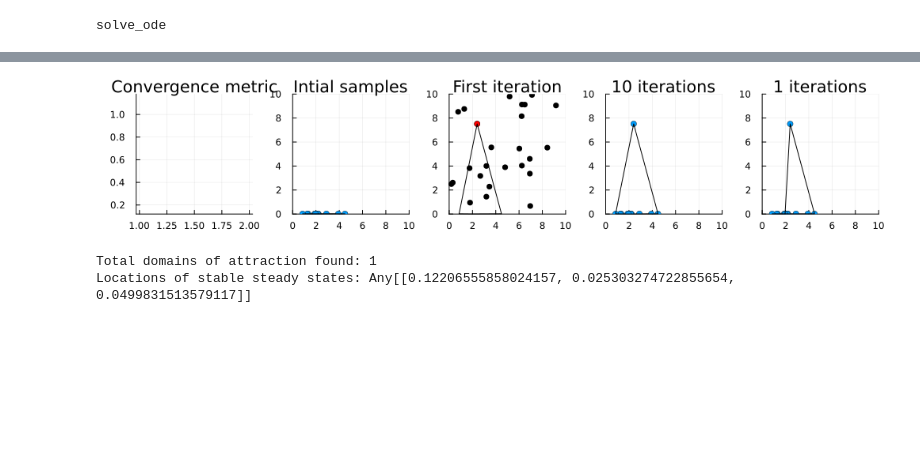
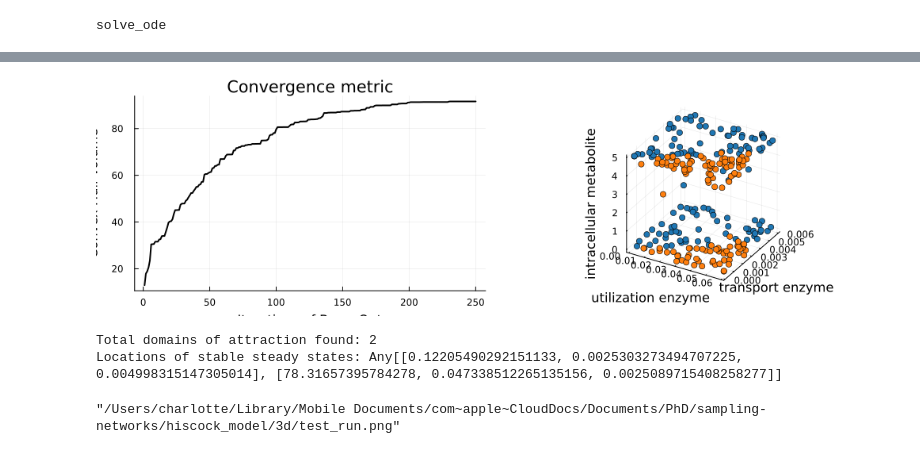
Before and after one commit to cjmerzbacher/sampling-networks, a Jupyter notebook: hiscock_model/3d/3d_demonstration.ipynb, the cells around one changed output, grey strips where cells are left out. Saved outputs shown, nothing was run; the diff lists cells and outputs as text; code cells hidden in the pictures; blank space fills up the shorter version.

Commit message:
3d model vi

```diff
--- a/hiscock_model/3d/3d_demonstration.ipynb
+++ b/hiscock_model/3d/3d_demonstration.ipynb
@@ -35,12 +38,11 @@ end
 """solve_ode(u0)
         Integrates ODE system and returns the solution.
 """
-function solve_ode(u0, endtime=1E5, resolution=200)
+function solve_ode(u0, p, endtime=1E5, resolution=200)
     tspan = [0, endtime] #Span of time to integrate for
     savetimes = LinRange(0, endtime, resolution) #linear space of points until final time
-    p = [19, 2]
     prob = ODEProblem(ode, u0, tspan, p)
-    sol = solve(prob, Tsit5(), reltol=1e-3, abstol=1e-6, saveat=savetimes)
+    sol = solve(prob, Rosenbrock23(), reltol=1e-3, abstol=1e-6, saveat=savetimes)
     return sol
 end
 # %% [output]
@@ -349,79 +370,45 @@ steady_states, sample_data, final_hulls, final_verts, options_data = scan_steady
 # %%
 using Plots
 using DataFrames
 using StatsPlots # For scatter plot with groups
 
 not_initial = filter(row -> row[:conv] != "initial", sample_data)
 initial = filter(row -> row[:conv] == "initial", sample_data)
 
 # Assuming 'data' is a DataFrame in Julia with columns :class and :score
 classes = unique(sample_data[!, :class])
-scores = not_initial[!, :score]
+scores = not_initial[!, :conv]
 
 println("Total domains of attraction found: ", length(steady_states))
 println("Locations of stable steady states: ", steady_states)
 
 # Convergence metric
 p1 = plot(scores, ylabel="Convex Hull Volume", xlabel="Iterations of BayesOpt", legend=false, color=:black, lw=2, title="Convergence metric")
 ylabel!(p1, "Convex Hull Volume", fontsize=15)
 xlabel!(p1, "Iterations of BayesOpt", fontsize=15)
 
 # Initial samples
-p2 = scatter(initial[!, :x], initial[!, :y], group=initial[!, :class], legend=false, xlim=(0, 10), ylim=(0, 10), title="Intial samples")
+plot_data = filter(row -> row[:class] == classes[1], sample_data)
+plot_data2 = filter(row -> row[:class] == classes[2], sample_data)
 
-hulls, vol = create_hulls_and_compute_volume(initial.class, hcat(initial.x, initial.y))
-verts = extract_hull_vertices(hulls)
-for k in 1:length(verts)
-    x_verts = [vec[1] for vec in verts[k]]
-    y_verts = [vec[2] for vec in verts[k]]
+p2 = scatter3d([plot_data.y, plot_data2.y],[plot_data.z, plot_data2.z],[plot_data.x, plot_data2.x],
+            xlabel="utilization enzyme",
+            ylabel="transport enzyme",
+            zlabel="intracellular metabolite",
+            legend=false,  # Set legend to true to see the class labels
+            color=[palette(:tab10)[1] palette(:tab10)[2]])
 
-    plot!(p2, x_verts, y_verts, color="black")
-end
-
-# First sample iteration
-firstiter = filter(row -> row[:iter] == 1, options_data)
-next_sample = firstiter[firstiter.pred_score .== maximum(firstiter.pred_score), :]
-
-p3 = scatter([firstiter[!, :x], next_sample[!, :x]], [firstiter[!, :y], next_sample[!, :y]], legend=false, color=["black" "red"], xlim=(0, 10), ylim=(0, 10), title="First iteration")
-
-first1 = sample_data[findall(x -> x in 1:nrow(initial)+1, 1:nrow(sample_data)), :]
-hulls, vol = create_hulls_and_compute_volume(first1.class, hcat(first1.x, first1.y))
-verts = extract_hull_vertices(hulls)
-for k in 1:length(verts)
-    x_verts = [vec[1] for vec in verts[k]]
-    y_verts = [vec[2] for vec in verts[k]]
-    plot!(p3, x_verts, y_verts, color="black")
-end
-
-# plot!(p3, scatter(next_sample[!, :x], next_sample[!, :y], legend=false), color="red")
-# first10 = sample_data[findall(x -> x in nrow(initial):nrow(initial)+10, 1:nrow(sample_data)), :]
-# p3 = scatter(first10[!, :x], first10[!, :y], group=first10[!, :class], legend=false)
-
-# First 100 iterations
-first100 = sample_data[findall(x -> x in 1:nrow(initial)+10, 1:nrow(sample_data)), :]
-p4 = scatter(first100[!, :x], first100[!, :y], group=first100[!, :class], legend=false, xlim=(0, 10), ylim=(0, 10), title="10 iterations")
-hulls, vol = create_hulls_and_compute_volume(first100.class, hcat(first100.x, first100.y))
-verts = extract_hull_vertices(hulls)
-for k in 1:length(verts)
-    x_verts = [vec[1] for vec in verts[k]]
-    y_verts = [vec[2] for vec in verts[k]]
-    plot!(p4, x_verts, y_verts, color="black")
-end
-
-# All iterations
-p5 = scatter(sample_data[!, :x], sample_data[!, :y], group=sample_data[!, :class], legend=false, xlim=(0, 10), ylim=(0, 10), title=string(nrow(not_initial))*" iterations")
-for k in 1:length(final_verts)
-    x_verts = [vec[1] for vec in final_verts[k]]
-    y_verts = [vec[2] for vec in final_verts[k]]
-    plot!(p5, x_verts, y_verts, color="black")
-end
 
 # Combine plots
-final_plot = plot(p1, p2, p3, p4, p5, layout=(1,5), size=(1000,200))
+final_plot = plot(p1, p2, layout=(1,2), size=(1000,300))
 
 # Display the plot
 display(final_plot)
 # %% [output]
-[figure, old version]
+[figure, new version]
-Total domains of attraction found: 1
-Locations of stable steady states: Any[[0.12206555858024157, 0.025303274722855654, 0.0499831513579117]]
+Total domains of attraction found: 2
+Locations of stable steady states: Any[[0.12205490292151133, 0.0025303273494707225, 0.004998315147305014], [78.31657395784278, 0.047338512265135156, 0.0025089715408258277]]
+# %%
+savefig(final_plot, "test_run.png")
+# %% [output]
+"/Users/charlotte/Library/Mobile Documents/com~apple~CloudDocs/Documents/PhD/sampling-networks/hiscock_model/3d/test_run.png"
```
Also changed, not shown: parts of 6 cells of this notebook, 7 other files.
